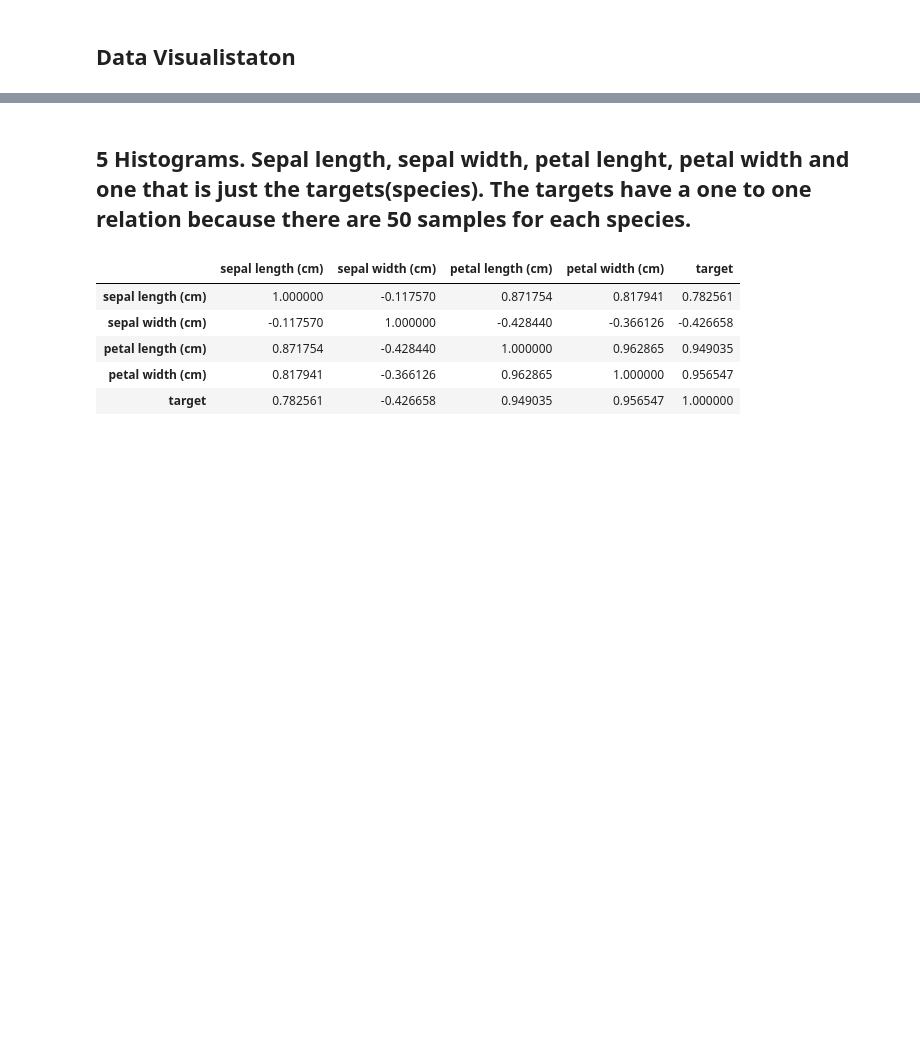
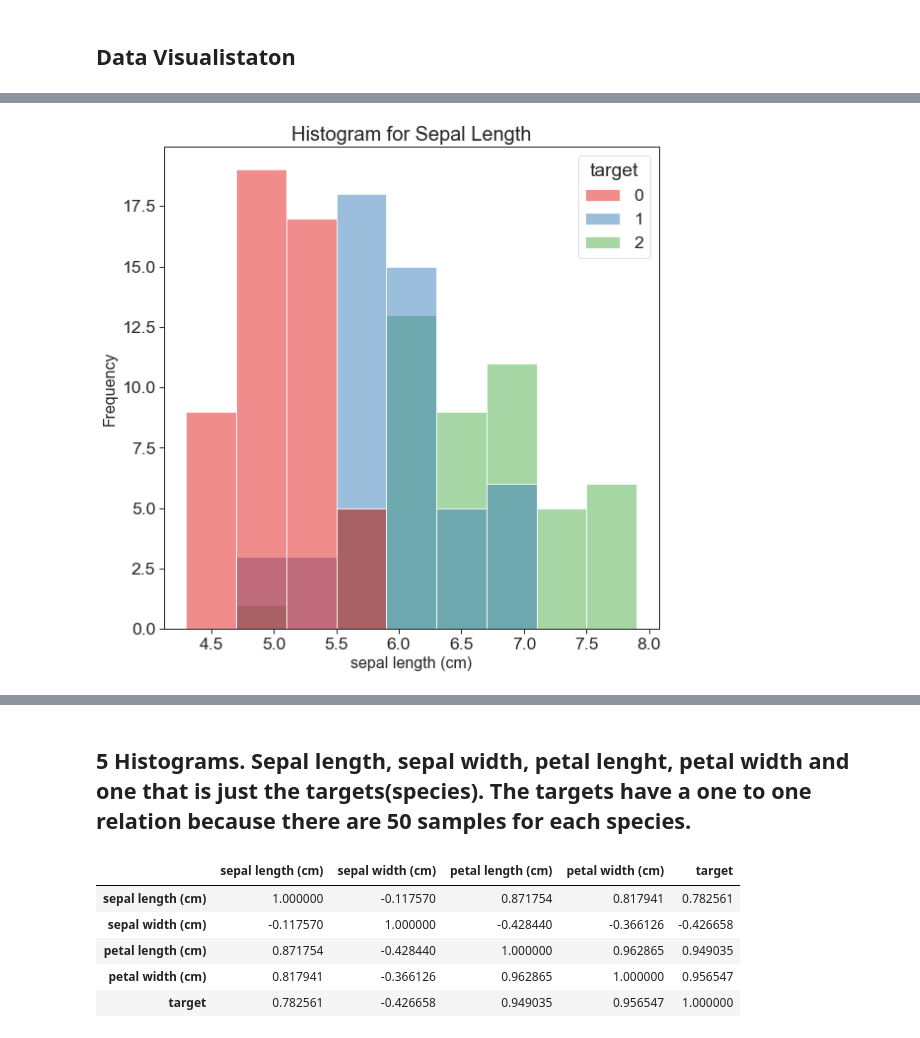
Before and after one commit to Cormac88/pands-project, a Jupyter notebook: analysis.ipynb, the cells around one changed output, grey strips where cells are left out. Cells and saved outputs as stored; diff of their text form; code cells hidden in the pictures; blank space fills up the shorter version.

```diff
--- a/analysis.ipynb
+++ b/analysis.ipynb
@@ -152,0 +226,11 @@ array([[<AxesSubplot:title={'center':'sepal length (cm)'}>,
+# %%
+sns.set_style("ticks")
+sns.set_context("paper", font_scale = 2)
+plt.figure(figsize = (9, 9))
+sns.histplot(data=df, x=sepal_length, hue="target", palette = "Set1")
+plt.title("Histogram for Sepal Length", size = 20)
+plt.xlabel(sepal_length_label, size = 16)
+plt.ylabel("Frequency", size = 16)
+# plt.savefig("Histogram-Sepal Lenght.png")
+# %% [output]
+[figure, added]
```
Also changed, not shown: parts of 16 cells of this notebook, 12 other files.
